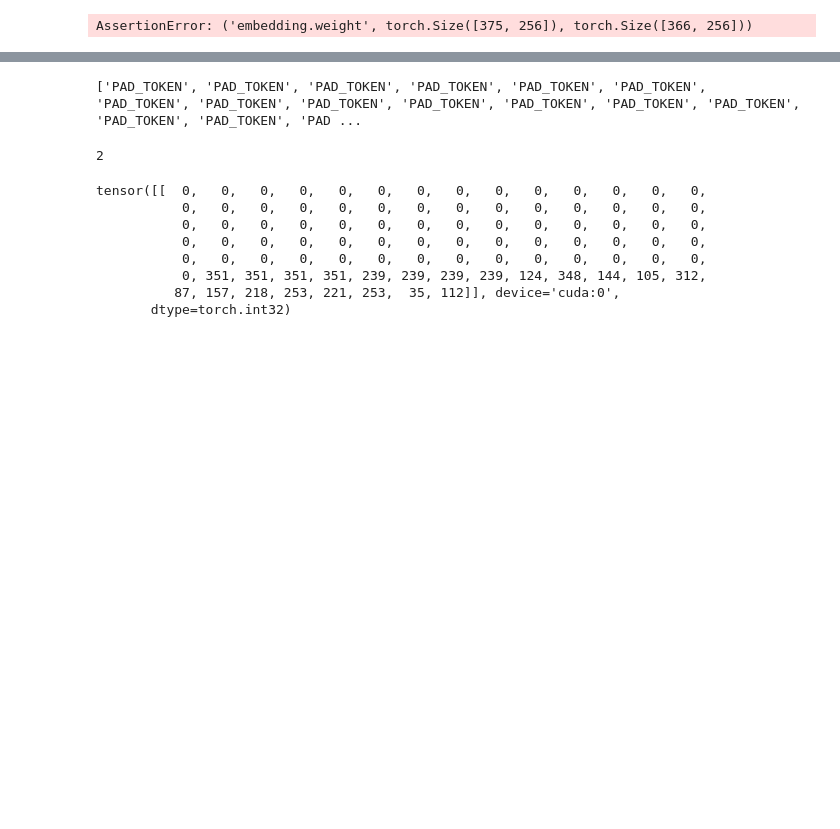
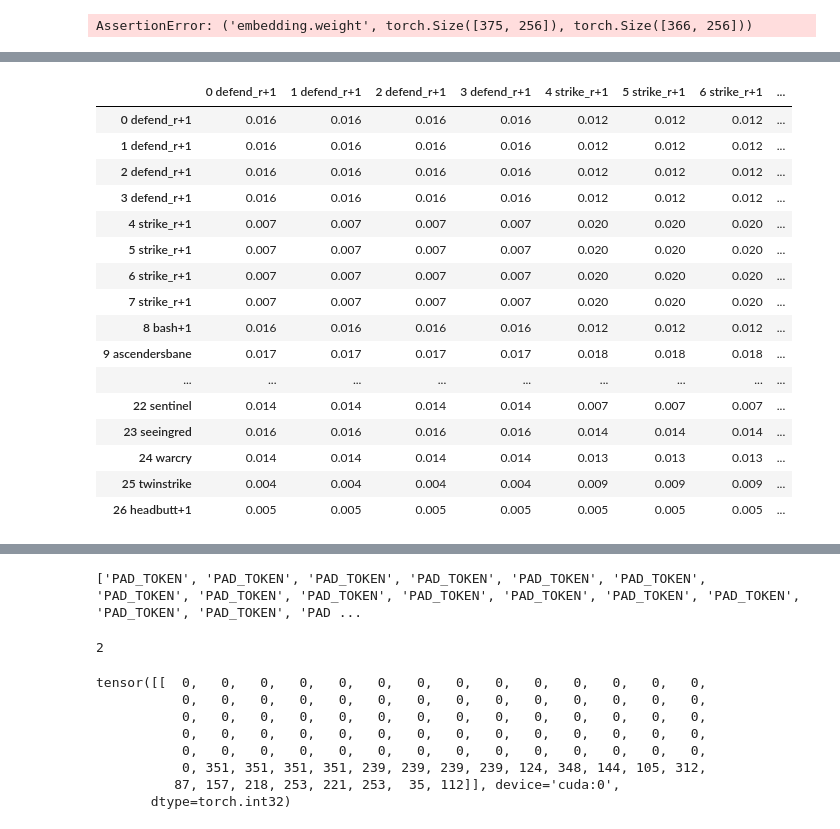
Before and after one commit to lgerrets/sts_card_picker, a Jupyter notebook: draft.ipynb, the cells around one changed output, grey strips where cells are left out. Cells and saved outputs as stored; diff of their text form; code cells hidden in the pictures; blank space fills up the shorter version.

```diff
--- a/draft.ipynb
+++ b/draft.ipynb
@@ -97,7 +98,9 @@ from sts_ml.train import Model, pad_samples, TRAINING_DIR, PARAMS_FILENAME
 from sts_ml.infer import count_parameters, TRAINING_DIR, PARAMS_FILENAME, pad_samples
 
 training_dirname = ""
-training_dirname = "2023-01-14-15-23-42_blocks1-256_split0.8"
+training_dirname = "2023-01-14-15-47-15_blocks4-256_split0.8"
+# training_dirname = "2023-01-14-15-31-48_blocks1-256_split0.8"
+# training_dirname = "2023-01-14-15-23-42_blocks1-256_split0.8"
 # training_dirname = "2023-01-14-14-58-28_blocks1-256_split0.8"
 # training_dirname = "2023-01-14-12-26-24_blocks4-256_split0.8"
 # training_dirname = "2023-01-06-23-41-35_21400_blocks4-256_split0.8"
@@ -115,20 +118,21 @@ train_val_split = int(split * len(dataset))
 train_dataset = dataset[:train_val_split]
 val_dataset = dataset[train_val_split:]
 # %%
-training_dirname = ""
-training_dirname = "2023-01-14-15-23-42_blocks1-256_split0.8"
+# training_dirname = ""
+# training_dirname = "2023-01-14-15-31-48_blocks1-256_split0.8"
+# training_dirname = "2023-01-14-15-23-42_blocks1-256_split0.8"
 # training_dirname = "2023-01-14-15-04-01_blocks1-256_split0.8"
 # training_dirname = "2023-01-14-14-58-28_blocks1-256_split0.8"
 # training_dirname = "2023-01-14-12-26-24_blocks4-256_split0.8"
 # training_dirname = "2023-01-06-23-41-35_21400_blocks4-256_split0.8"
 # training_dirname = "2023-01-06-20-25-13_21400_blocks4-256_split0.8"
 
-training_dir = os.path.join(".", TRAINING_DIR, training_dirname)
+# training_dir = os.path.join(".", TRAINING_DIR, training_dirname)
 
 batch_size = int(2**8)
 model = Model(params)
 
-ckpt_filename = os.path.join(training_dir, "0.ckpt")
+ckpt_filename = os.path.join(training_dir, "4913.ckpt")
 ckpt = 0
 
 state_dict = torch.load(ckpt_filename)
@@ -156,6 +170,6 @@ AssertionError: ('embedding.weight', torch.Size([375, 256]), torch.Size([366, 25
 # logits, cross_ent_loss, l_inf, l_1 = model.predict_samples(val_dataset[:batch_size])
 # print(logits[:10,-10:,0])
 
-logits, cross_ent_loss, l_inf, l_1 = model.predict_samples(val_dataset[:1])
-logits
+sample = val_dataset[5]
+model.predict(sample)
 # %% [output]
@@ -202,0 +193,49 @@ val_dataset[:1]
+# %%
+import copy
+import pandas as pd
+from sts_ml.train import unpad
+import seaborn as sns
+cm = sns.light_palette("green", as_cmap=True)
+
+
+def attn_weights_to_df(attn_weights, sample):
+    sample = unpad(sample)
+    deck_n = len(sample["deck"])
+    cards_picked_n = len(sample["cards_picked"])
+    cards_skipped_n = len(sample["cards_skipped"])
+
+    assert len(attn_weights.shape) == 2
+    tokens = sample["deck"] + sample["cards_picked"] + sample["cards_skipped"]
+    attn_weights = attn_weights[-len(tokens):,-len(tokens):]
+    df = pd.DataFrame(attn_weights)
+    df = df.rename(columns=lambda idx: f"{idx} {tokens[idx]}", index=lambda idx: f"{idx} {tokens[idx]}")
+
+    styler = df
+    styler = styler.style.background_gradient(cmap=cm)
+    styler = styler.format(precision=3)
+
+    return styler
+
+for block in model.blocks:
+    attn_weights = block.attn_weights.detach().cpu().numpy()
+    df = attn_weights_to_df(attn_weights[0], sample)
+
+df
+# %% [output]
+|  | 0 defend_r+1 | 1 defend_r+1 | 2 defend_r+1 | 3 defend_r+1 | 4 strike_r+1 | 5 strike_r+1 | 6 strike_r+1 | ... |
+| 0 defend_r+1 | 0.016 | 0.016 | 0.016 | 0.016 | 0.012 | 0.012 | 0.012 | ... |
+| 1 defend_r+1 | 0.016 | 0.016 | 0.016 | 0.016 | 0.012 | 0.012 | 0.012 | ... |
+| 2 defend_r+1 | 0.016 | 0.016 | 0.016 | 0.016 | 0.012 | 0.012 | 0.012 | ... |
+| 3 defend_r+1 | 0.016 | 0.016 | 0.016 | 0.016 | 0.012 | 0.012 | 0.012 | ... |
+| 4 strike_r+1 | 0.007 | 0.007 | 0.007 | 0.007 | 0.020 | 0.020 | 0.020 | ... |
+| 5 strike_r+1 | 0.007 | 0.007 | 0.007 | 0.007 | 0.020 | 0.020 | 0.020 | ... |
+| 6 strike_r+1 | 0.007 | 0.007 | 0.007 | 0.007 | 0.020 | 0.020 | 0.020 | ... |
+| 7 strike_r+1 | 0.007 | 0.007 | 0.007 | 0.007 | 0.020 | 0.020 | 0.020 | ... |
+| 8 bash+1 | 0.016 | 0.016 | 0.016 | 0.016 | 0.012 | 0.012 | 0.012 | ... |
+| 9 ascendersbane | 0.017 | 0.017 | 0.017 | 0.017 | 0.018 | 0.018 | 0.018 | ... |
+| ... | ... | ... | ... | ... | ... | ... | ... | ... |
+| 22 sentinel | 0.014 | 0.014 | 0.014 | 0.014 | 0.007 | 0.007 | 0.007 | ... |
+| 23 seeingred | 0.016 | 0.016 | 0.016 | 0.016 | 0.014 | 0.014 | 0.014 | ... |
+| 24 warcry | 0.014 | 0.014 | 0.014 | 0.014 | 0.013 | 0.013 | 0.013 | ... |
+| 25 twinstrike | 0.004 | 0.004 | 0.004 | 0.004 | 0.009 | 0.009 | 0.009 | ... |
+| 26 headbutt+1 | 0.005 | 0.005 | 0.005 | 0.005 | 0.005 | 0.005 | 0.005 | ... |
```
Also changed, not shown: parts of 9 cells of this notebook, 2 other files.
